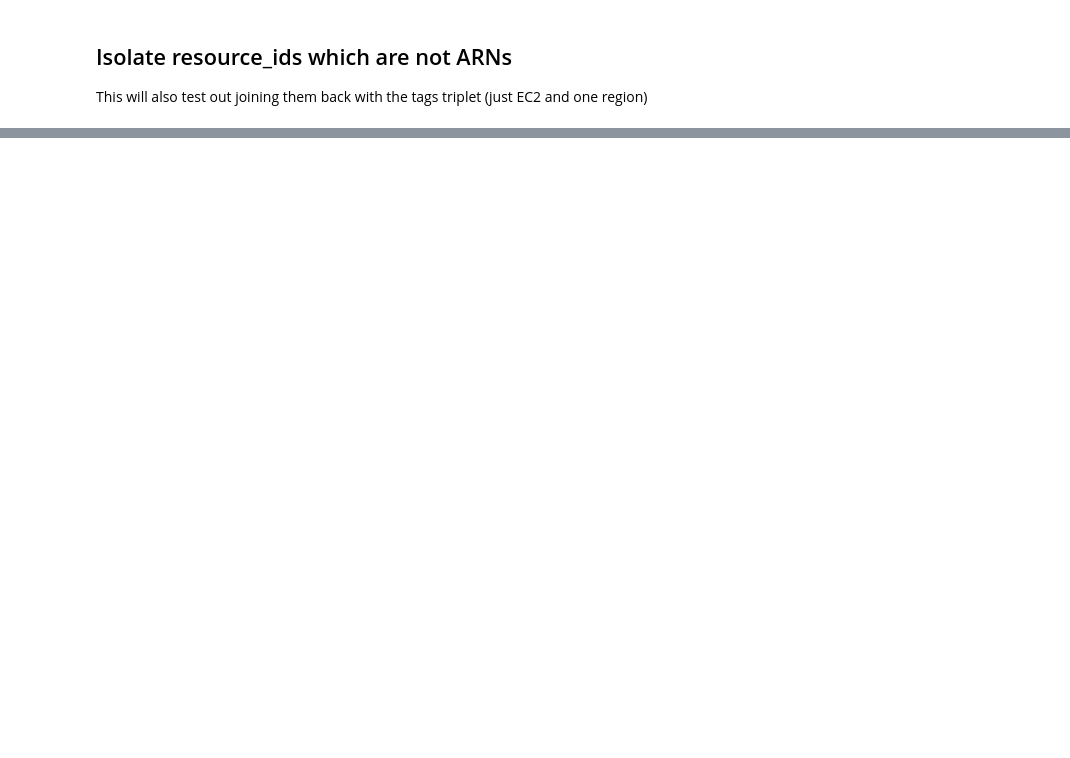
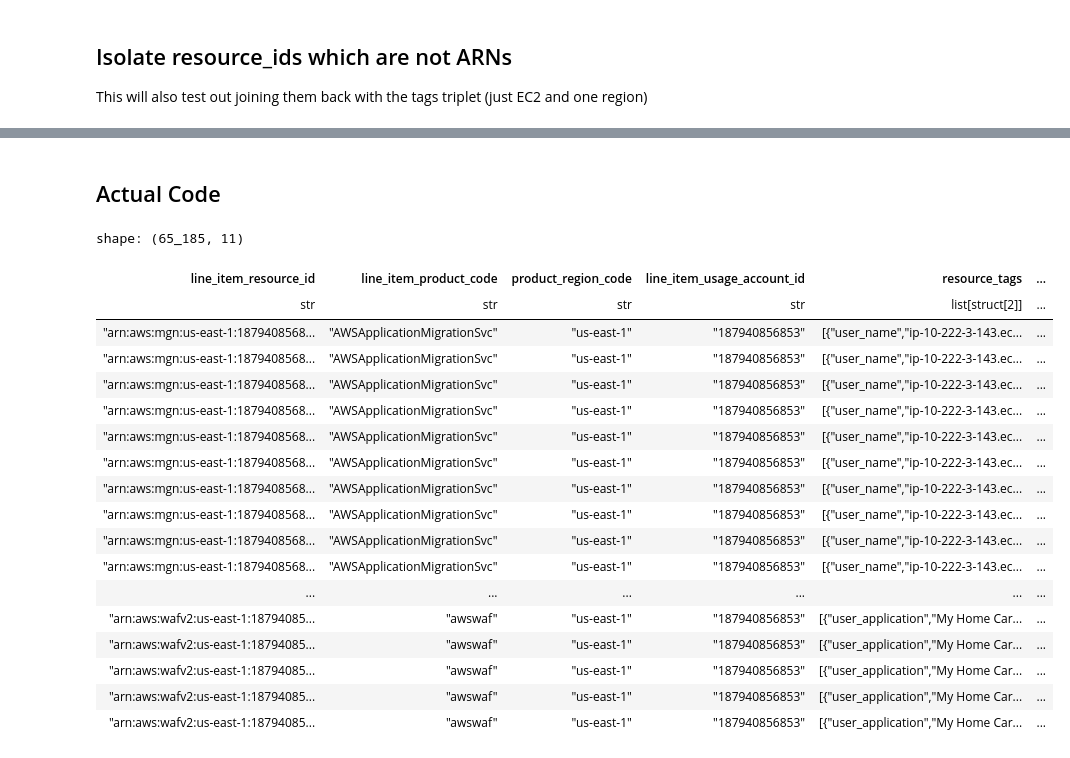
Before and after one commit to MohamadSoufanOllion/cur-notebook, a Jupyter notebook: cur-notebook.ipynb, the cells around one changed output, grey strips where cells are left out. Saved outputs shown, nothing was run; the diff lists cells and outputs as text; code cells hidden in the pictures; blank space fills up the shorter version.

```diff
--- a/cur-notebook.ipynb
+++ b/cur-notebook.ipynb
@@ -294,0 +187,46 @@ derived_arn_df
+# %% [markdown]
+## Actual Code
+# %%
+# get all unique AWS resources
+not_null_resources_df = df.filter(pl.col('line_item_resource_id').is_not_null() & pl.col('product_region_code').is_not_null())
+# Select columns relevant for TCO calculation in addition to those for resources identification
+unique_resources_df = not_null_resources_df.select([
+    'line_item_resource_id',
+    'line_item_product_code',
+    'product_region_code',
+    'line_item_usage_account_id',
+    'resource_tags',
+
+    'line_item_blended_cost',
+    'line_item_blended_rate',
+
+    'line_item_unblended_cost',
+    'line_item_unblended_rate',
+
+    'savings_plan_savings_plan_effective_cost',  # or potential discount columns
+    'pricing_term'  # A potential column for identifying fixed vs variable costs
+])
+# unique_resources_df = unique_resources_df.unique('line_item_resource_id')
+unique_resources_df = unique_resources_df.sort('line_item_product_code')
+unique_resources_df.write_parquet('./non-null-resources.snappy.parquet', compression='snappy')
+unique_resources_df
+# %% [output]
+shape: (65_185, 11)
+| line_item_resource_id | line_item_product_code | product_region_code | line_item_usage_account_id | resource_tags | ... |
+| str | str | str | str | list[struct[2]] | ... |
+| "arn:aws:mgn:us-east-1:1879408568... | "AWSApplicationMigrationSvc" | "us-east-1" | "187940856853" | [{"user_name","ip-10-222-3-143.ec... | ... |
+| "arn:aws:mgn:us-east-1:1879408568... | "AWSApplicationMigrationSvc" | "us-east-1" | "187940856853" | [{"user_name","ip-10-222-3-143.ec... | ... |
+| "arn:aws:mgn:us-east-1:1879408568... | "AWSApplicationMigrationSvc" | "us-east-1" | "187940856853" | [{"user_name","ip-10-222-3-143.ec... | ... |
+| "arn:aws:mgn:us-east-1:1879408568... | "AWSApplicationMigrationSvc" | "us-east-1" | "187940856853" | [{"user_name","ip-10-222-3-143.ec... | ... |
+| "arn:aws:mgn:us-east-1:1879408568... | "AWSApplicationMigrationSvc" | "us-east-1" | "187940856853" | [{"user_name","ip-10-222-3-143.ec... | ... |
+| "arn:aws:mgn:us-east-1:1879408568... | "AWSApplicationMigrationSvc" | "us-east-1" | "187940856853" | [{"user_name","ip-10-222-3-143.ec... | ... |
+| "arn:aws:mgn:us-east-1:1879408568... | "AWSApplicationMigrationSvc" | "us-east-1" | "187940856853" | [{"user_name","ip-10-222-3-143.ec... | ... |
+| "arn:aws:mgn:us-east-1:1879408568... | "AWSApplicationMigrationSvc" | "us-east-1" | "187940856853" | [{"user_name","ip-10-222-3-143.ec... | ... |
+| "arn:aws:mgn:us-east-1:1879408568... | "AWSApplicationMigrationSvc" | "us-east-1" | "187940856853" | [{"user_name","ip-10-222-3-143.ec... | ... |
+| "arn:aws:mgn:us-east-1:1879408568... | "AWSApplicationMigrationSvc" | "us-east-1" | "187940856853" | [{"user_name","ip-10-222-3-143.ec... | ... |
+| ... | ... | ... | ... | ... | ... |
+| "arn:aws:wafv2:us-east-1:18794085... | "awswaf" | "us-east-1" | "187940856853" | [{"user_application","My Home Car... | ... |
+| "arn:aws:wafv2:us-east-1:18794085... | "awswaf" | "us-east-1" | "187940856853" | [{"user_application","My Home Car... | ... |
+| "arn:aws:wafv2:us-east-1:18794085... | "awswaf" | "us-east-1" | "187940856853" | [{"user_application","My Home Car... | ... |
+| "arn:aws:wafv2:us-east-1:18794085... | "awswaf" | "us-east-1" | "187940856853" | [{"user_application","My Home Car... | ... |
+| "arn:aws:wafv2:us-east-1:18794085... | "awswaf" | "us-east-1" | "187940856853" | [{"user_application","My Home Car... | ... |
```
Also changed, not shown: parts of 20 cells of this notebook, 10 other files.
